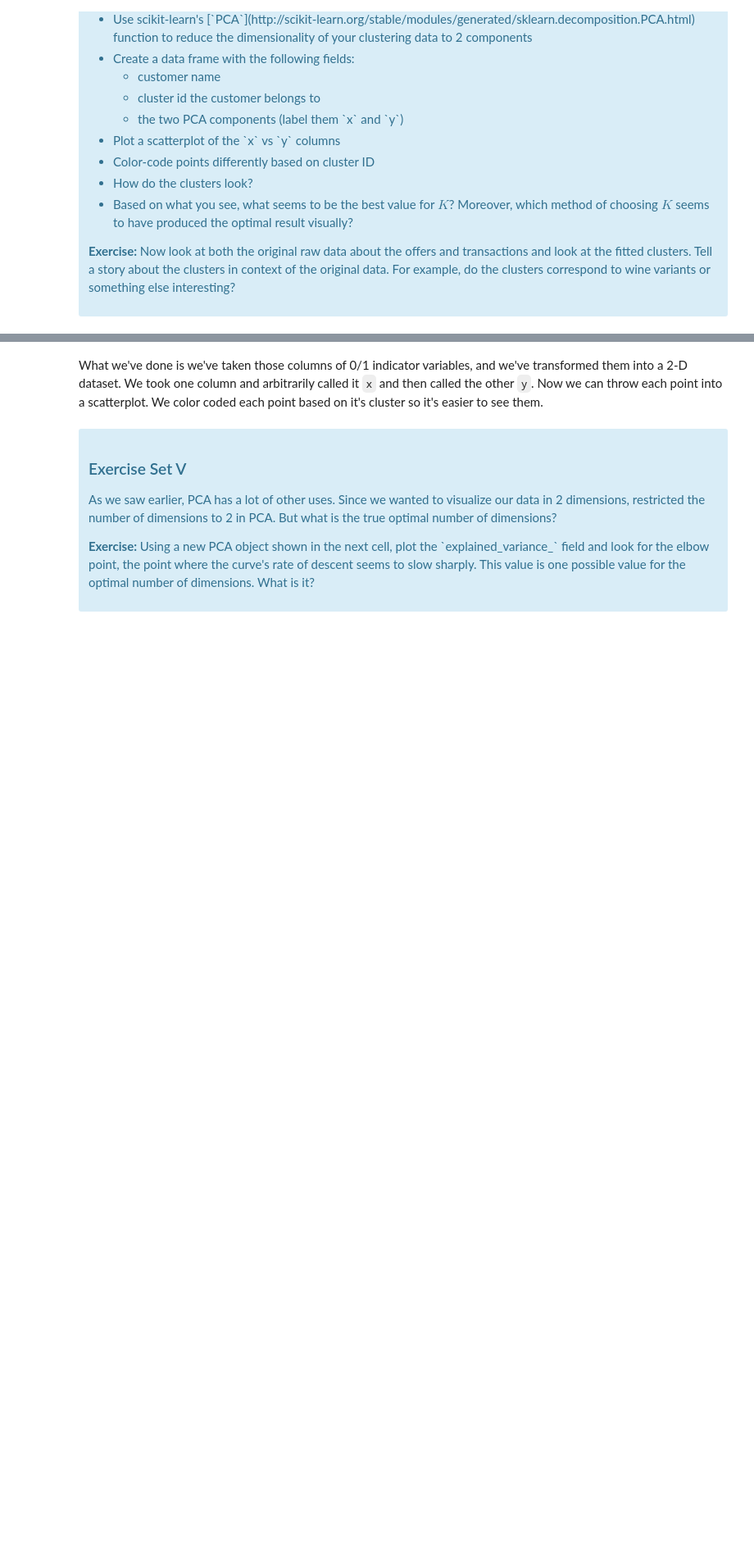
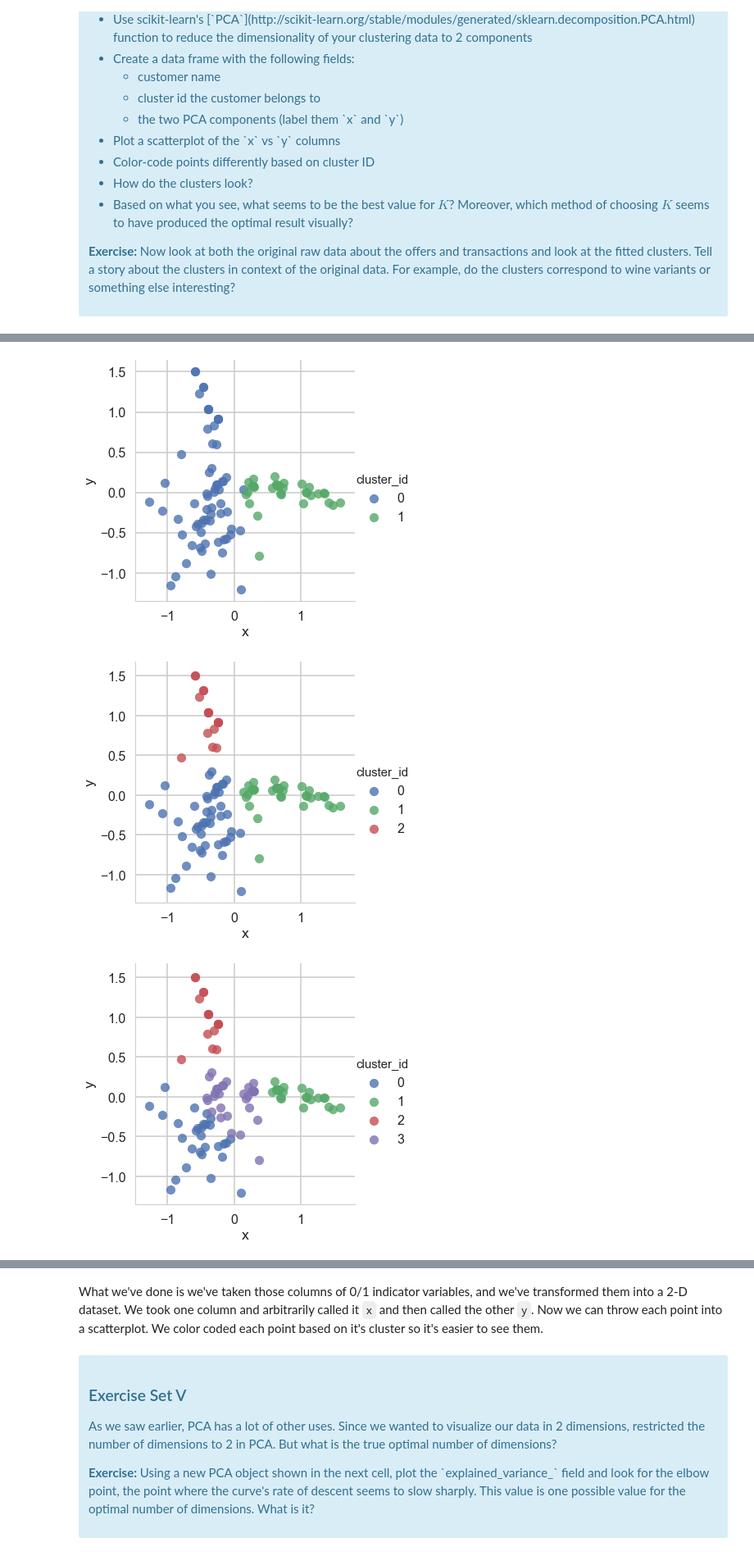
Before and after one commit to nicolechao/springboard-data-science, a Jupyter notebook: Mini Projects and Exercises/Clustering Customer Segmentation/Mini_Project_Clustering.ipynb, the cells around one changed output, grey strips where cells are left out. Shown at 82% size. Drawn from its saved outputs; the diff is of its cells as text; code cells hidden in the pictures; blank space fills up the shorter version.

```diff
--- a/Mini Projects and Exercises/Clustering Customer Segmentation/Mini_Project_Clustering.ipynb
+++ b/Mini Projects and Exercises/Clustering Customer Segmentation/Mini_Project_Clustering.ipynb
@@ -357,0 +356,3 @@ This is only one use of PCA for dimension reduction. We can also use PCA when we
+# %%
+pca = PCA(n_components = 2).fit(x_cols)
+x_2d = pca.transform(x_cols)
@@ -357,0 +368,16 @@ This is only one use of PCA for dimension reduction. We can also use PCA when we
+# %%
+for k in ks:
+    kmeans = KMeans(n_clusters = k, random_state = 13)
+    kmeans.fit(x_2d)
+    labels = kmeans.predict(x_2d)
+
+    df_2d = pd.DataFrame({'customer_name' : table.index, 'cluster_id' : labels, 'x' : x_2d[:, 0], 'y' : x_2d[:, 1]})
+
+    sns.lmplot(x = 'x', y = 'y', hue = 'cluster_id', data = df_2d, fit_reg = False)
+    plt.xlabel('x')
+    plt.ylabel('y')
+    plt.show()
+# %% [output]
+[figure, added]
+[figure, added]
+[figure, added]
```
Also changed, not shown: parts of 8 cells of this notebook.
